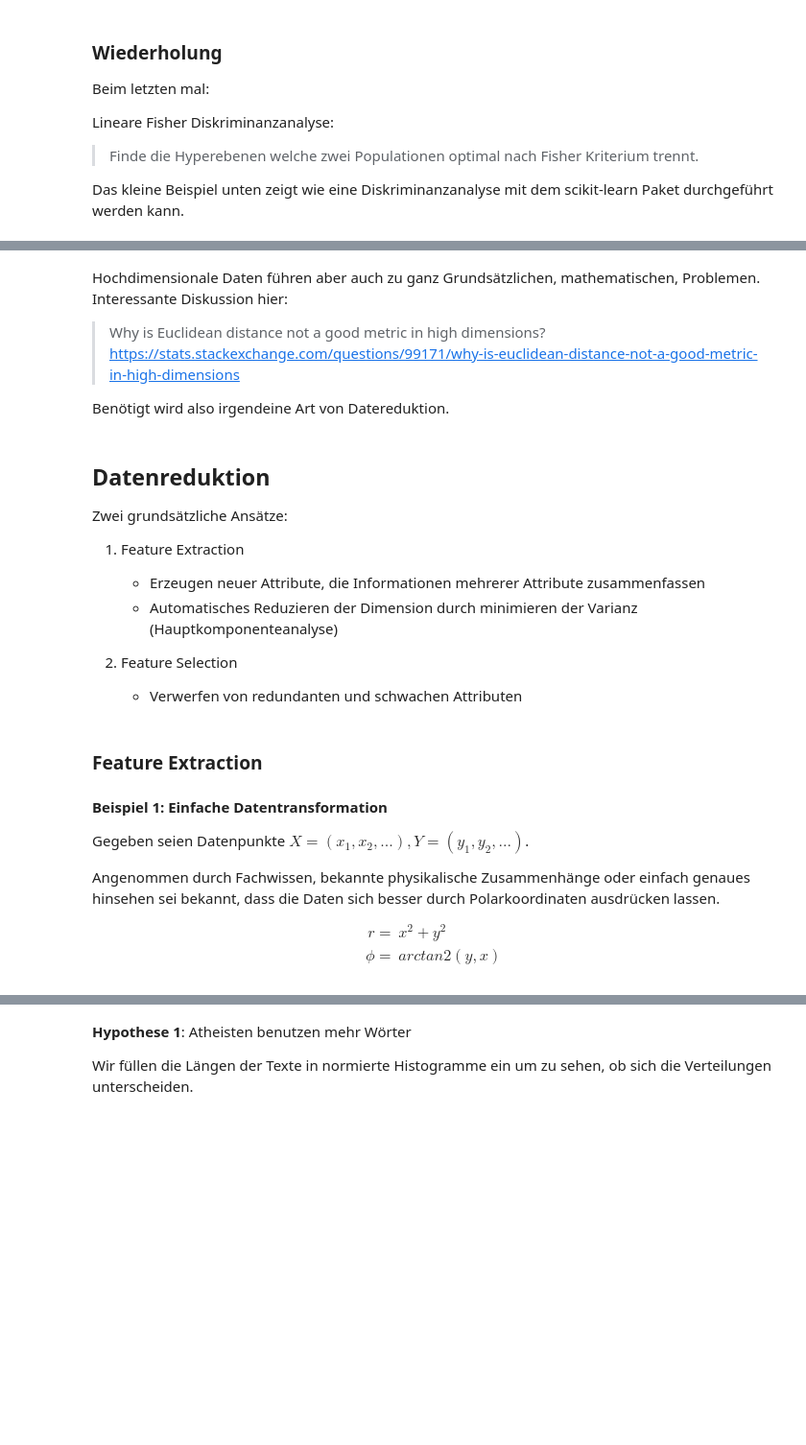
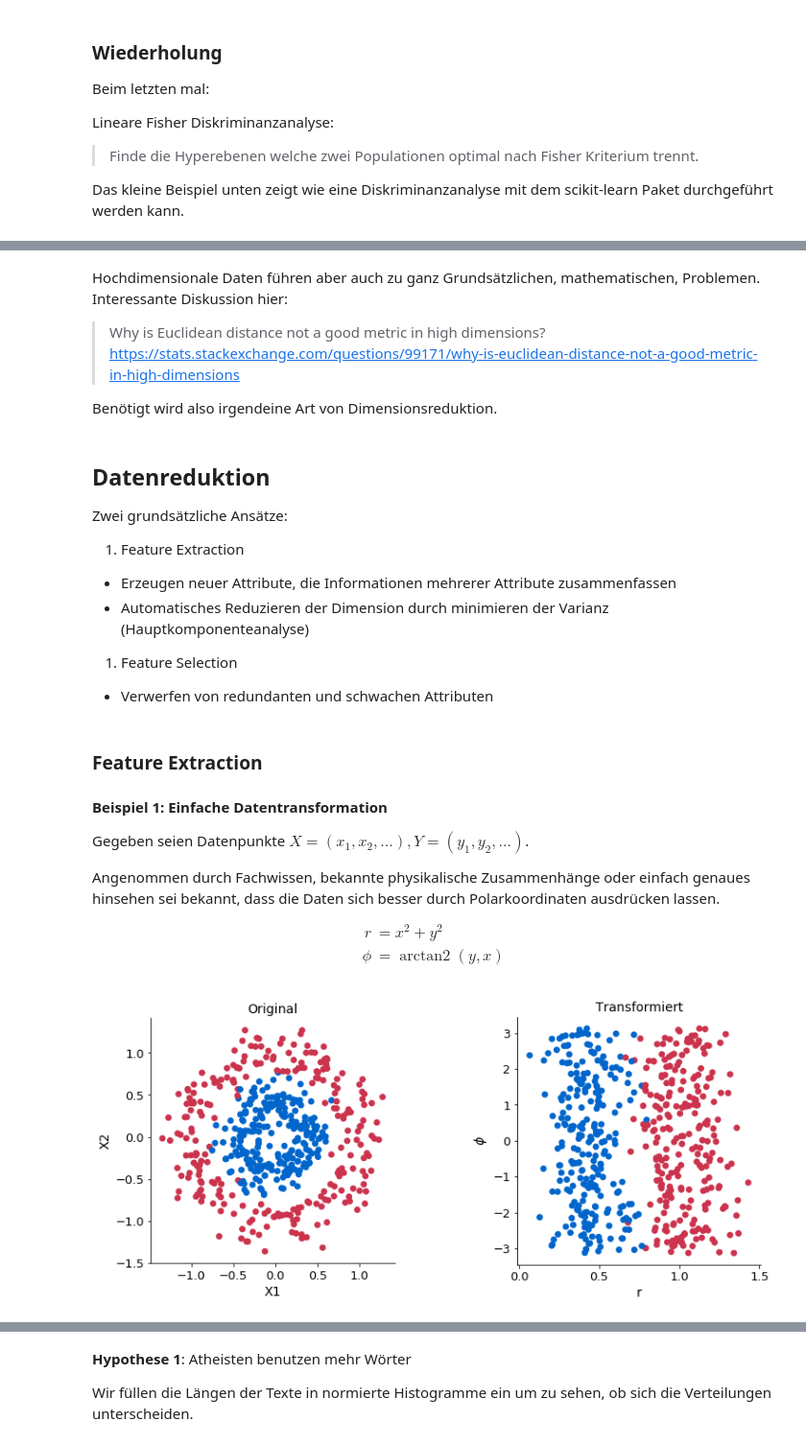
Before and after one commit to kbruegge/machine-learning-lecture, a Jupyter notebook: smd_pca.ipynb, the cells around one changed output, grey strips where cells are left out. Shown: that part at 96% size. Cells and saved outputs as stored; diff of their text form; code cells hidden in the pictures; blank space fills up the shorter version.

```diff
--- a/smd_pca.ipynb
+++ b/smd_pca.ipynb
@@ -184,20 +226,18 @@ Interessante Diskussion hier:
 > Why is Euclidean distance not a good metric in high dimensions?
 >https://stats.stackexchange.com/questions/99171/why-is-euclidean-distance-not-a-good-metric-in-high-dimensions
 
-Benötigt wird also irgendeine Art von Datereduktion.
+Benötigt wird also irgendeine Art von Dimensionsreduktion.
 # %% [markdown]
 ## Datenreduktion
 
 Zwei grundsätzliche Ansätze:
 
- 1. Feature Extraction
+1. Feature Extraction
+  * Erzeugen neuer Attribute, die Informationen mehrerer Attribute zusammenfassen
+  * Automatisches Reduzieren der Dimension durch minimieren der Varianz (Hauptkomponenteanalyse)
 
-       -   Erzeugen neuer Attribute, die Informationen mehrerer Attribute zusammenfassen
-       -   Automatisches Reduzieren der Dimension durch minimieren der Varianz (Hauptkomponenteanalyse)
-
- 2. Feature Selection
-
-       - Verwerfen von redundanten und schwachen Attributen
+1. Feature Selection
+  * Verwerfen von redundanten und schwachen Attributen
 # %% [markdown]
 ### Feature Extraction
 
@@ -210,35 +250,38 @@ dass die Daten sich besser durch Polarkoordinaten ausdrücken lassen.
 
 $$
  \begin{align}
-     r =& x^2 + y^2 \\
-     \phi =& arctan2(y, x)
+     r &= x^2 + y^2 \\
+     \phi &= \operatorname{arctan2}(y, x)
  \end{align}
 $$
 # %%
 from sklearn.datasets import make_circles
 
 def transform(X1, X2):
     r = np.sqrt(X1**2 + X2**2)
     phi = np.arctan2(X2, X1)
     return r, phi
 
 X, y = make_circles(n_samples=500, noise=0.15, factor=0.4, )
 r, phi = transform(X[:, 0], X[:, 1])
 
 #erstelle eine figure mit zwei subplots
 fig, (ax1, ax2) = plt.subplots(1, 2, figsize=(12, 5))
 plt.subplots_adjust(wspace=0.5)
 
 #plotte die ursprünglichen Punkte
 ax1.scatter(X[:, 0], X[:, 1], c=y, cmap=discrete_cmap)
 ax1.set_xlabel('X1')
 ax1.set_ylabel('X2')
 ax1.set_title('Original')
+ax1.set_aspect(1)
 
 #plotte die transformierten Punkte
 ax2.scatter(r, phi, c=y, cmap=discrete_cmap)
 ax2.set_xlabel('r')
 ax2.set_ylabel('$\phi$')
 ax2.set_title('Transformiert')
 None
+# %% [output]
+[figure, added]
 # %% [markdown]
```
Also changed, not shown: parts of 30 cells of this notebook.
